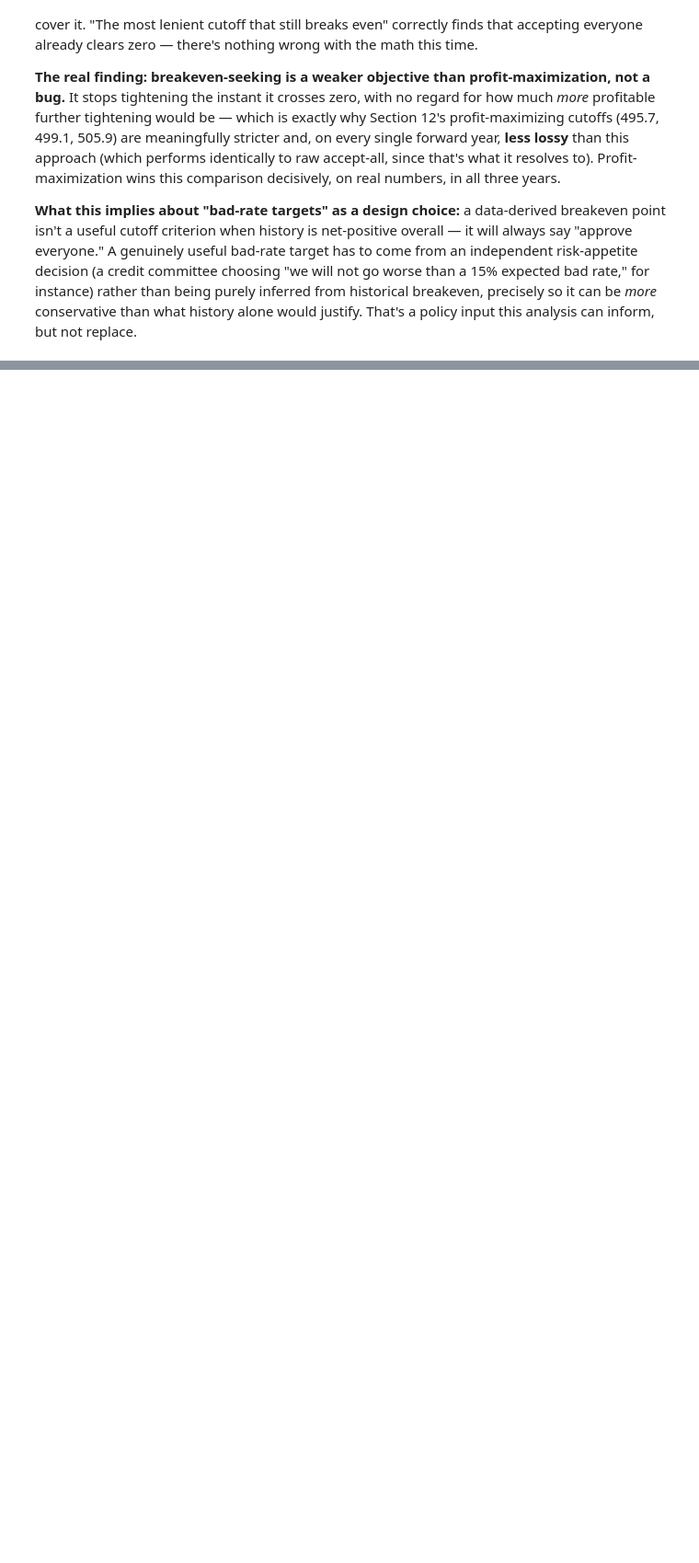
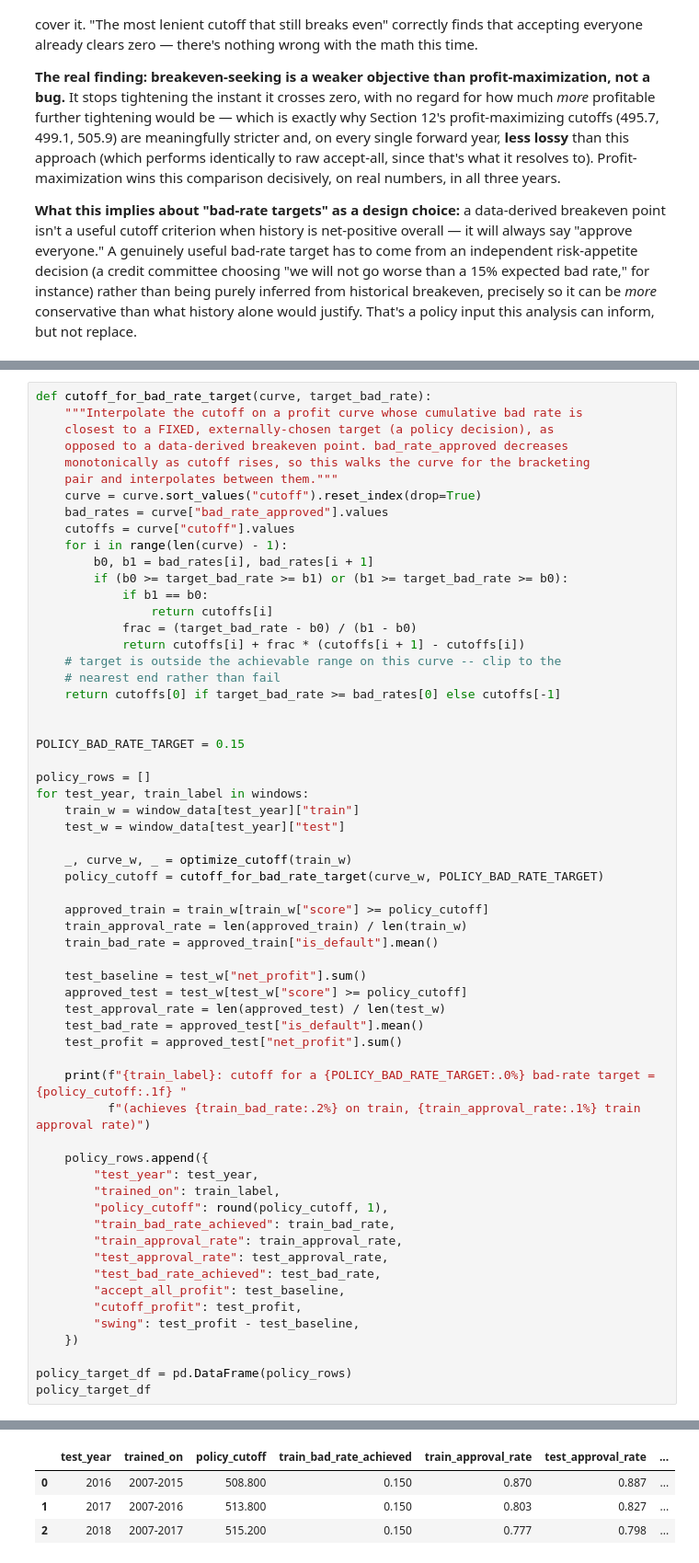
Before and after one commit to andreastio/credit-risk-strategy-lendingclub, a Jupyter notebook: notebooks/scorecard.ipynb, the cells around one changed output, grey strips where cells are left out. Shown at 92% size. Cells and saved outputs as stored; diff of their text form; blank space fills up the shorter version.

```diff
--- a/notebooks/scorecard.ipynb
+++ b/notebooks/scorecard.ipynb
@@ -1299,0 +1310,61 @@ replace.
+# %%
+def cutoff_for_bad_rate_target(curve, target_bad_rate):
+    """Interpolate the cutoff on a profit curve whose cumulative bad rate is
+    closest to a FIXED, externally-chosen target (a policy decision), as
+    opposed to a data-derived breakeven point. bad_rate_approved decreases
+    monotonically as cutoff rises, so this walks the curve for the bracketing
+    pair and interpolates between them."""
+    curve = curve.sort_values("cutoff").reset_index(drop=True)
+    bad_rates = curve["bad_rate_approved"].values
+    cutoffs = curve["cutoff"].values
+    for i in range(len(curve) - 1):
+        b0, b1 = bad_rates[i], bad_rates[i + 1]
+        if (b0 >= target_bad_rate >= b1) or (b1 >= target_bad_rate >= b0):
+            if b1 == b0:
+                return cutoffs[i]
+            frac = (target_bad_rate - b0) / (b1 - b0)
+            return cutoffs[i] + frac * (cutoffs[i + 1] - cutoffs[i])
+    # target is outside the achievable range on this curve -- clip to the
+    # nearest end rather than fail
+    return cutoffs[0] if target_bad_rate >= bad_rates[0] else cutoffs[-1]
+
+
+POLICY_BAD_RATE_TARGET = 0.15
+
+policy_rows = []
+for test_year, train_label in windows:
+    train_w = window_data[test_year]["train"]
+    test_w = window_data[test_year]["test"]
+
+    _, curve_w, _ = optimize_cutoff(train_w)
+    policy_cutoff = cutoff_for_bad_rate_target(curve_w, POLICY_BAD_RATE_TARGET)
+
+    approved_train = train_w[train_w["score"] >= policy_cutoff]
+    train_approval_rate = len(approved_train) / len(train_w)
+    train_bad_rate = approved_train["is_default"].mean()
+
+    test_baseline = test_w["net_profit"].sum()
+    approved_test = test_w[test_w["score"] >= policy_cutoff]
+    test_approval_rate = len(approved_test) / len(test_w)
+    test_bad_rate = approved_test["is_default"].mean()
+    test_profit = approved_test["net_profit"].sum()
+
+    print(f"{train_label}: cutoff for a {POLICY_BAD_RATE_TARGET:.0%} bad-rate target = {policy_cutoff:.1f} "
+          f"(achieves {train_bad_rate:.2%} on train, {train_approval_rate:.1%} train approval rate)")
+
+    policy_rows.append({
+        "test_year": test_year,
+        "trained_on": train_label,
+        "policy_cutoff": round(policy_cutoff, 1),
+        "train_bad_rate_achieved": train_bad_rate,
+        "train_approval_rate": train_approval_rate,
+        "test_approval_rate": test_approval_rate,
+        "test_bad_rate_achieved": test_bad_rate,
+        "accept_all_profit": test_baseline,
+        "cutoff_profit": test_profit,
+        "swing": test_profit - test_baseline,
+    })
+
+policy_target_df = pd.DataFrame(policy_rows)
+policy_target_df
+# %% [output]
@@ -1299,0 +1374,4 @@ replace.
+|  | test_year | trained_on | policy_cutoff | train_bad_rate_achieved | train_approval_rate | test_approval_rate | ... |
+| 0 | 2016 | 2007-2015 | 508.800 | 0.150 | 0.870 | 0.887 | ... |
+| 1 | 2017 | 2007-2016 | 513.800 | 0.150 | 0.803 | 0.827 | ... |
+| 2 | 2018 | 2007-2017 | 515.200 | 0.150 | 0.777 | 0.798 | ... |
```
Also changed, not shown: parts of 5 cells of this notebook.
